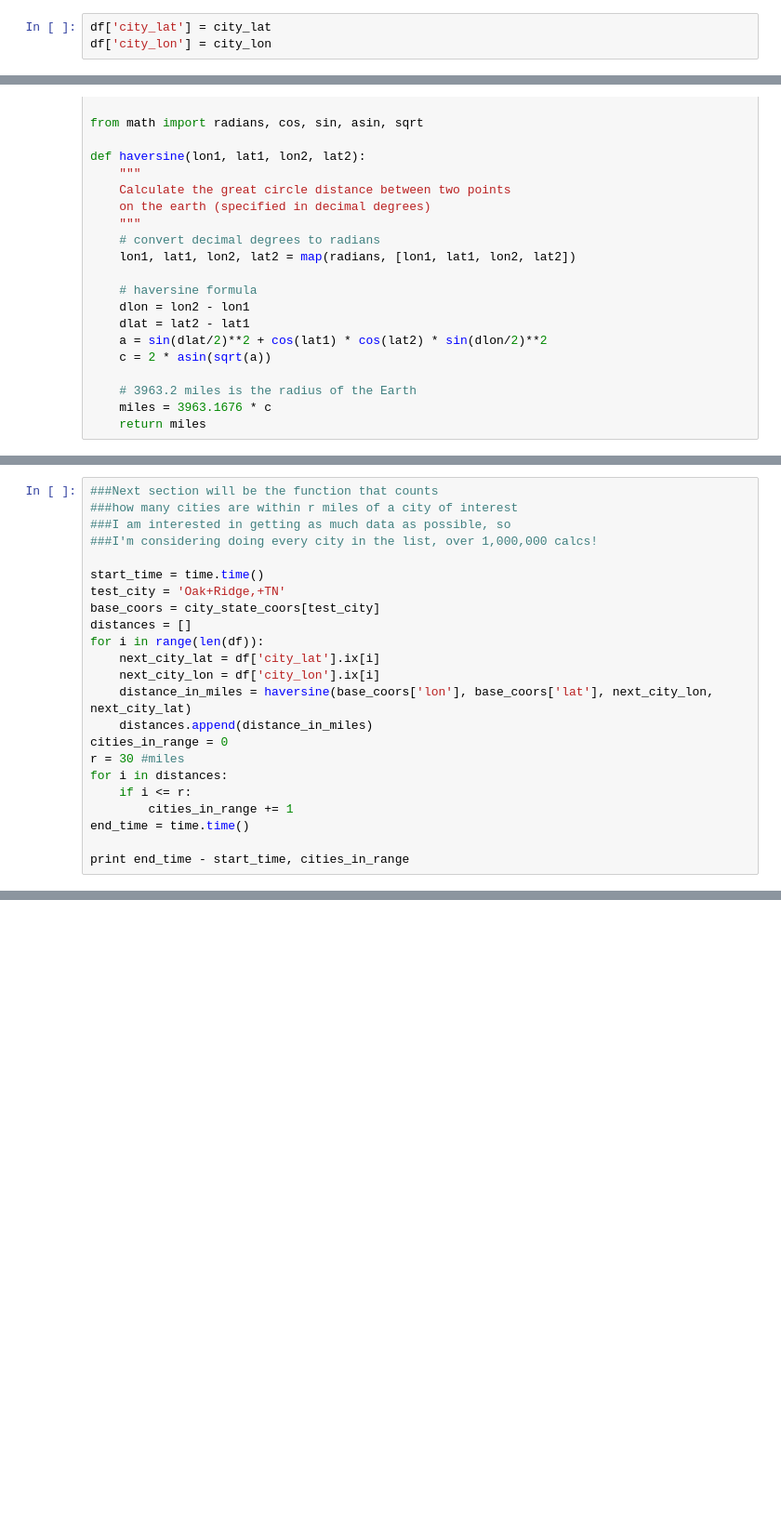
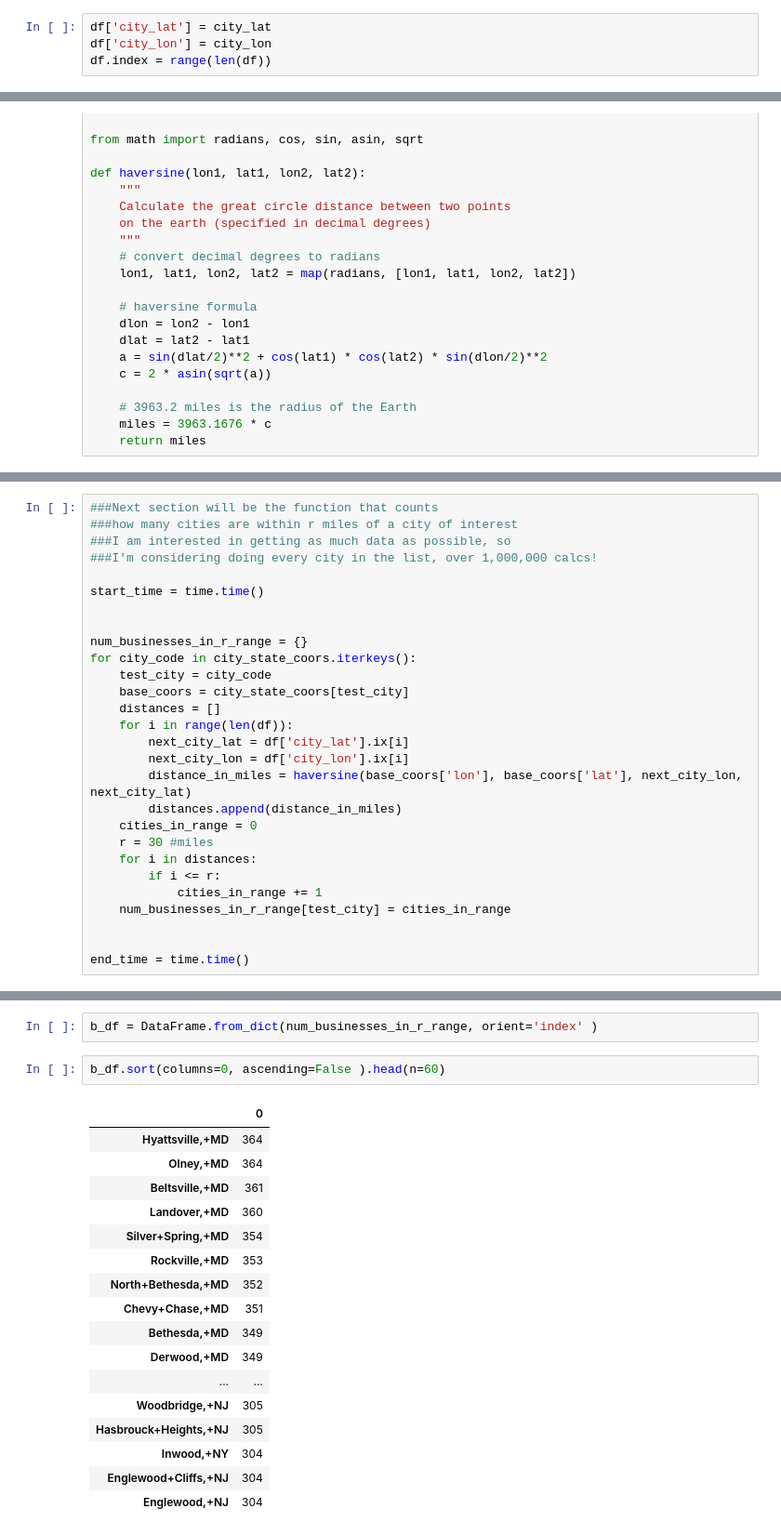
Before and after one commit to Bschuster3434/data-science-new-job-locations, a Jupyter notebook: inc_5000_cities/Clean INC 5000 and Add Coordinates.ipynb, the cells around one changed output, grey strips where cells are left out. Shown: that part at 93% size. Saved outputs shown, nothing was run; the diff lists cells and outputs as text; blank space fills up the shorter version.

```diff
--- a/inc_5000_cities/Clean INC 5000 and Add Coordinates.ipynb
+++ b/inc_5000_cities/Clean INC 5000 and Add Coordinates.ipynb
@@ -79,6 +79,7 @@ for ccs in df['coded_city_state']:
 # %%
 df['city_lat'] = city_lat
 df['city_lon'] = city_lon
+df.index = range(len(df))
 # %%
 ##Test Script, comparing results to Google API Results
 ##Testing for result mismatches
@@ -132,19 +123,24 @@ df.tail()
 ###I'm considering doing every city in the list, over 1,000,000 calcs!
 
 start_time = time.time()
-test_city = 'Oak+Ridge,+TN'
-base_coors = city_state_coors[test_city]
-distances = []
-for i in range(len(df)):
-    next_city_lat = df['city_lat'].ix[i]
-    next_city_lon = df['city_lon'].ix[i]
-    distance_in_miles = haversine(base_coors['lon'], base_coors['lat'], next_city_lon, next_city_lat)
-    distances.append(distance_in_miles)
-cities_in_range = 0
-r = 30 #miles
-for i in distances:
-    if i <= r:
-        cities_in_range += 1
+
+
+num_businesses_in_r_range = {}
+for city_code in city_state_coors.iterkeys():
+    test_city = city_code
+    base_coors = city_state_coors[test_city]
+    distances = []
+    for i in range(len(df)):
+        next_city_lat = df['city_lat'].ix[i]
+        next_city_lon = df['city_lon'].ix[i]
+        distance_in_miles = haversine(base_coors['lon'], base_coors['lat'], next_city_lon, next_city_lat)
+        distances.append(distance_in_miles)
+    cities_in_range = 0
+    r = 30 #miles
+    for i in distances:
+        if i <= r:
+            cities_in_range += 1
+    num_businesses_in_r_range[test_city] = cities_in_range
+
+
 end_time = time.time()
-
-print end_time - start_time, cities_in_range
@@ -176,0 +167,22 @@ Englewood+Cliffs,+NJ
+# %%
+b_df = DataFrame.from_dict(num_businesses_in_r_range, orient='index' )
+# %%
+b_df.sort(columns=0, ascending=False ).head(n=60)
+# %% [output]
+|  | 0 |
+| Hyattsville,+MD | 364 |
+| Olney,+MD | 364 |
+| Beltsville,+MD | 361 |
+| Landover,+MD | 360 |
+| Silver+Spring,+MD | 354 |
+| Rockville,+MD | 353 |
+| North+Bethesda,+MD | 352 |
+| Chevy+Chase,+MD | 351 |
+| Bethesda,+MD | 349 |
+| Derwood,+MD | 349 |
+| ... | ... |
+| Woodbridge,+NJ | 305 |
+| Hasbrouck+Heights,+NJ | 305 |
+| Inwood,+NY | 304 |
+| Englewood+Cliffs,+NJ | 304 |
+| Englewood,+NJ | 304 |
```
Also changed, not shown: parts of 14 cells of this notebook, 2 other files.
